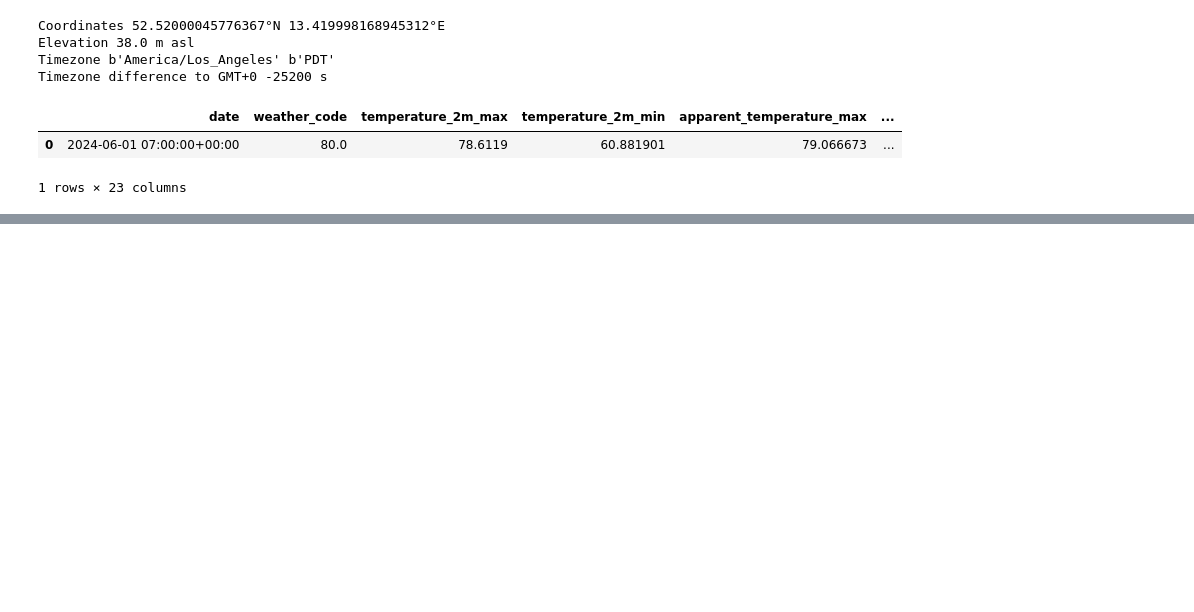
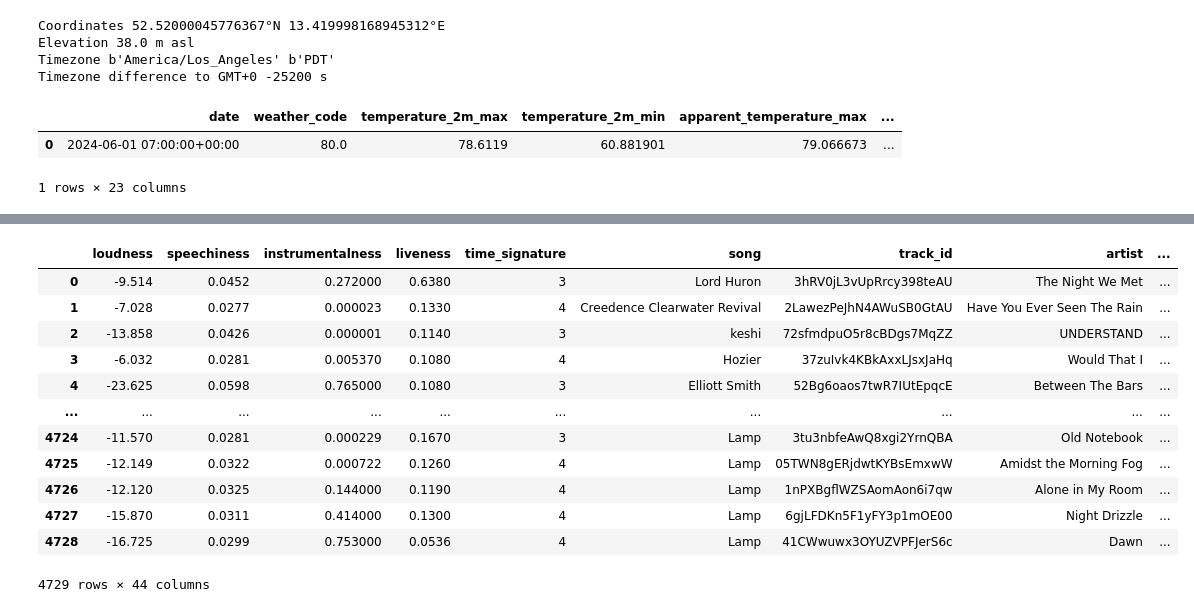
Before and after one commit to mattgraham93/Musical-Weather, a Jupyter notebook: testing.ipynb, the cells around one changed output, grey strips where cells are left out. Drawn from its saved outputs; the diff is of its cells as text; code cells hidden in the pictures; blank space fills up the shorter version.

```diff
--- a/testing.ipynb
+++ b/testing.ipynb
@@ -247,0 +570,24 @@ todays_forecast
+# %%
+import spotify_enrichment
+import pandas as pd
+
+playlist_df = pd.read_csv("spotify_data.csv")
+
+season_music = spotify_enrichment.get_season_music(playlist_df)
+weather_music = spotify_enrichment.get_weather_music(playlist_df)
+# %%
+weather_music
+# %% [output]
+|  | loudness | speechiness | instrumentalness | liveness | time_signature | song | track_id | artist | ... |
+| 0 | -9.514 | 0.0452 | 0.272000 | 0.6380 | 3 | Lord Huron | 3hRV0jL3vUpRrcy398teAU | The Night We Met | ... |
+| 1 | -7.028 | 0.0277 | 0.000023 | 0.1330 | 4 | Creedence Clearwater Revival | 2LawezPeJhN4AWuSB0GtAU | Have You Ever Seen The Rain | ... |
+| 2 | -13.858 | 0.0426 | 0.000001 | 0.1140 | 3 | keshi | 72sfmdpuO5r8cBDgs7MqZZ | UNDERSTAND | ... |
+| 3 | -6.032 | 0.0281 | 0.005370 | 0.1080 | 4 | Hozier | 37zuIvk4KBkAxxLJsxJaHq | Would That I | ... |
+| 4 | -23.625 | 0.0598 | 0.765000 | 0.1080 | 3 | Elliott Smith | 52Bg6oaos7twR7IUtEpqcE | Between The Bars | ... |
+| ... | ... | ... | ... | ... | ... | ... | ... | ... | ... |
+| 4724 | -11.570 | 0.0281 | 0.000229 | 0.1670 | 3 | Lamp | 3tu3nbfeAwQ8xgi2YrnQBA | Old Notebook | ... |
+| 4725 | -12.149 | 0.0322 | 0.000722 | 0.1260 | 4 | Lamp | 05TWN8gERjdwtKYBsEmxwW | Amidst the Morning Fog | ... |
+| 4726 | -12.120 | 0.0325 | 0.144000 | 0.1190 | 4 | Lamp | 1nPXBgflWZSAomAon6i7qw | Alone in My Room | ... |
+| 4727 | -15.870 | 0.0311 | 0.414000 | 0.1300 | 4 | Lamp | 6gjLFDKn5F1yFY3p1mOE00 | Night Drizzle | ... |
+| 4728 | -16.725 | 0.0299 | 0.753000 | 0.0536 | 4 | Lamp | 41CWwuwx3OYUZVPFJerS6c | Dawn | ... |
+4729 rows × 44 columns
```
Also changed, not shown: parts of 39 cells of this notebook, 2 other files.
